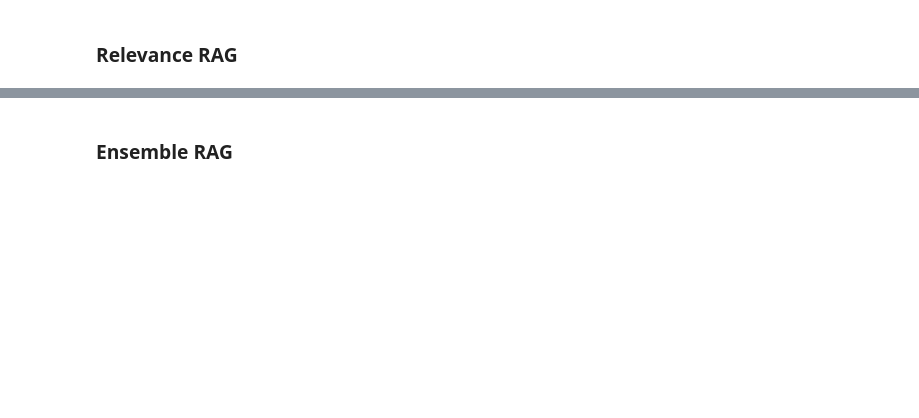
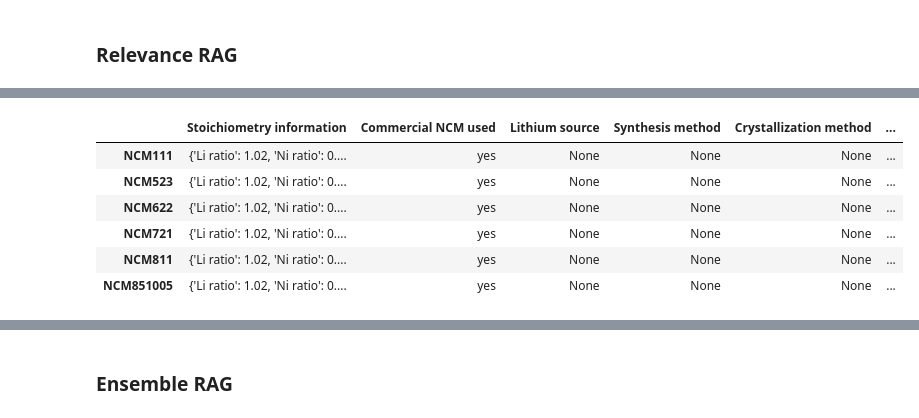
Before and after one commit to AIFFEL-VOLTAI/VOLTAI, a Jupyter notebook: main.ipynb, the cells around one changed output, grey strips where cells are left out. Drawn from its saved outputs; the diff is of its cells as text; code cells hidden in the pictures; blank space fills up the shorter version.

Commit message:
Feat : Add main notebook codes

```diff
--- a/main.ipynb
+++ b/main.ipynb
@@ -83,7 +83,7 @@ def main(
     model_name:str="gpt-4o",
     save_graph_png:bool=False,
 ):
-    category_names = ["CAM (Cathode Active Material)", "Electrode (half-cell)", "Morphological Properties", "Samples"]
+    category_names = ["CAM (Cathode Active Material)", "Electrode (half-cell)", "Morphological Properties", "Cathode Performance"]
 
     ## system_prompt 와 invoke_input 불러오기
     system_prompt = load_system_prompt(config_folder=config_folder, category_number=category_number, rag_method=rag_method)
@@ -129,4 +129,4 @@ def main(
 
         return temp_answer
 # %%
-file_num_list = [11]
+file_num_list = [8]
@@ -160,4 +133,4 @@ Please fill out the following JSON structure by referring to the PDF. Verify acc
 # %% [markdown]
 ### Relevance RAG
 # %%
-# relevance_rag_answer = main(file_num_list=file_num_list, category_number=1, rag_method="relevance-rag")
+relevance_rag_c1_answer = main(file_num_list=file_num_list, category_number=1, rag_method="relevance-rag")
@@ -164 +155,12 @@ Please fill out the following JSON structure by referring to the PDF. Verify acc
+# %%
+import pandas as pd
+pd.DataFrame(relevance_rag_c1_answer)
+# %% [output]
+|  | Stoichiometry information | Commercial NCM used | Lithium source | Synthesis method | Crystallization method | ... |
+| NCM111 | {'Li ratio': 1.02, 'Ni ratio': 0.... | yes | None | None | None | ... |
+| NCM523 | {'Li ratio': 1.02, 'Ni ratio': 0.... | yes | None | None | None | ... |
+| NCM622 | {'Li ratio': 1.02, 'Ni ratio': 0.... | yes | None | None | None | ... |
+| NCM721 | {'Li ratio': 1.02, 'Ni ratio': 0.... | yes | None | None | None | ... |
+| NCM811 | {'Li ratio': 1.02, 'Ni ratio': 0.... | yes | None | None | None | ... |
+| NCM851005 | {'Li ratio': 1.02, 'Ni ratio': 0.... | yes | None | None | None | ... |
 # %%
```
Also changed, not shown: parts of 7 cells of this notebook, 6 other files.
